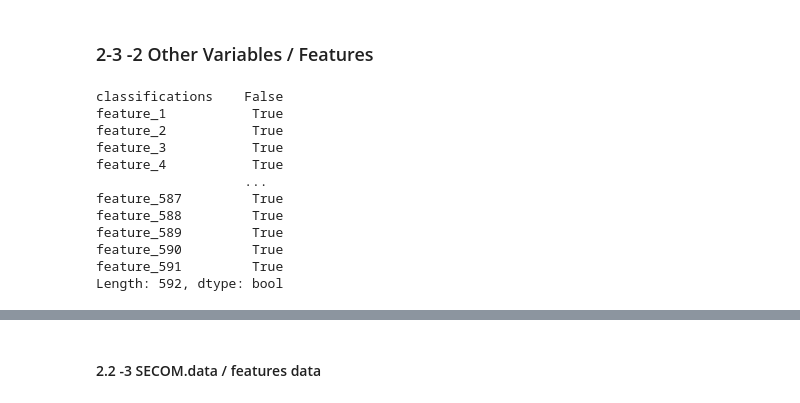
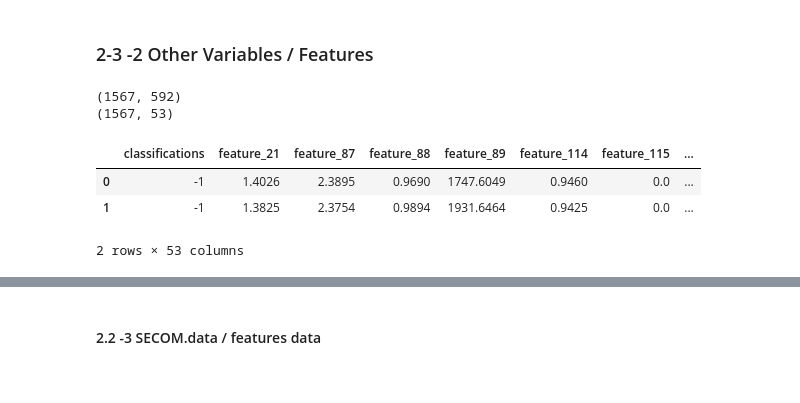
Before and after one commit to HayateSato/SECOM_Project, a Jupyter notebook: secom_file_hayate.ipynb, the cells around one changed output, grey strips where cells are left out. Saved outputs shown, nothing was run; the diff lists cells and outputs as text; code cells hidden in the pictures.

```diff
--- a/secom_file_hayate.ipynb
+++ b/secom_file_hayate.ipynb
@@ -233,19 +233,19 @@ The number of pass:    1463
 # %% [markdown]
 ### 2-3 -2 Other Variables / Features
 # %%
-# merged_noNull = merged_data[[merged_data.isnull()] == False]
+# missing values
 
-merged_data.isna().any()
+merged_noNull = merged_data.dropna(axis=1)
+
+print(merged_data.shape)
+print(merged_noNull.shape)
 # %% [output]
-classifications    False
-feature_1           True
-feature_2           True
-feature_3           True
-feature_4           True
-                   ...
-feature_587         True
-feature_588         True
-feature_589         True
-feature_590         True
-feature_591         True
-Length: 592, dtype: bool
+(1567, 592)
+(1567, 53)
+# %%
+merged_noNull.head(2)
+# %% [output]
+|  | classifications | feature_21 | feature_87 | feature_88 | feature_89 | feature_114 | feature_115 | ... |
+| 0 | -1 | 1.4026 | 2.3895 | 0.9690 | 1747.6049 | 0.9460 | 0.0 | ... |
+| 1 | -1 | 1.3825 | 2.3754 | 0.9894 | 1931.6464 | 0.9425 | 0.0 | ... |
+2 rows × 53 columns
```
Also changed, not shown: parts of 2 cells of this notebook.
